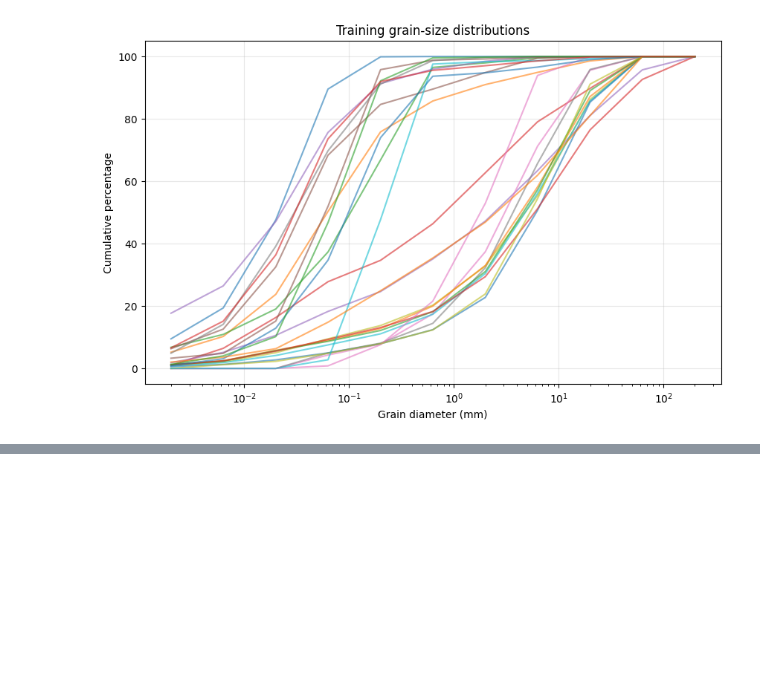
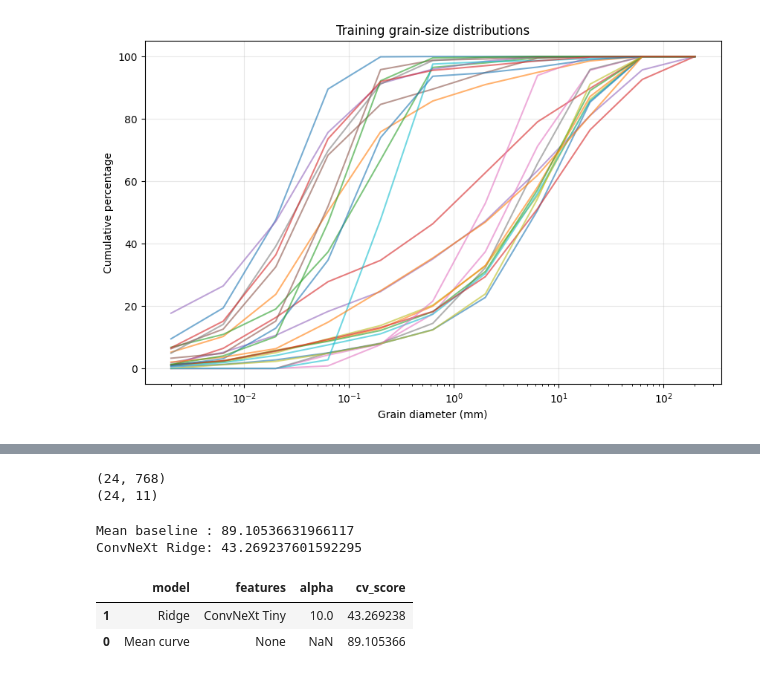
Before and after one commit to haddybhaiya/unsupervised-learning-classes, a Jupyter notebook: sand_grain_kaggle.ipynb, the cells around one changed output, grey strips where cells are left out. Saved outputs shown, nothing was run; the diff lists cells and outputs as text; code cells hidden in the pictures; blank space fills up the shorter version.

Commit message:
add :  preprocess and ridge + convNExt

```diff
--- a/sand_grain_kaggle.ipynb
+++ b/sand_grain_kaggle.ipynb
@@ -265,0 +364,2 @@ baseline_preds[:, -1] = 100
+# %%
+train_meta["embedding_idx"] = range(len(train_meta))
@@ -265,0 +375,13 @@ baseline_preds[:, -1] = 100
+# %%
+X = np.stack([
+    sample_embeddings[sid]
+    for sid in train_df["sample_id"]
+])
+
+y = train_df[target_cols].values
+
+print(X.shape)
+print(y.shape)
+# %% [output]
+(24, 768)
+(24, 11)
@@ -265,0 +409,35 @@ baseline_preds[:, -1] = 100
+# %%
+ridge_preds = np.clip(ridge_preds, 0, 100)
+ridge_preds = np.maximum.accumulate(ridge_preds, axis=1)
+ridge_preds[:, -1] = 100
+# %%
+ridge_score = soil_metric(y, ridge_preds)
+
+print("Mean baseline :", baseline_score)
+print("ConvNeXt Ridge:", ridge_score)
+# %% [output]
+Mean baseline : 89.10536631966117
+ConvNeXt Ridge: 43.269237601592295
+# %%
+#result table
+results = []
+
+results.append({
+    "model": "Mean curve",
+    "features": "None",
+    "alpha": None,
+    "cv_score": baseline_score
+})
+
+results.append({
+    "model": "Ridge",
+    "features": "ConvNeXt Tiny",
+    "alpha": 10,
+    "cv_score": ridge_score
+})
+
+pd.DataFrame(results).sort_values("cv_score")
+# %% [output]
+|  | model | features | alpha | cv_score |
+| 1 | Ridge | ConvNeXt Tiny | 10.0 | 43.269238 |
+| 0 | Mean curve | None | NaN | 89.105366 |
```
Also changed, not shown: parts of 12 cells of this notebook.
